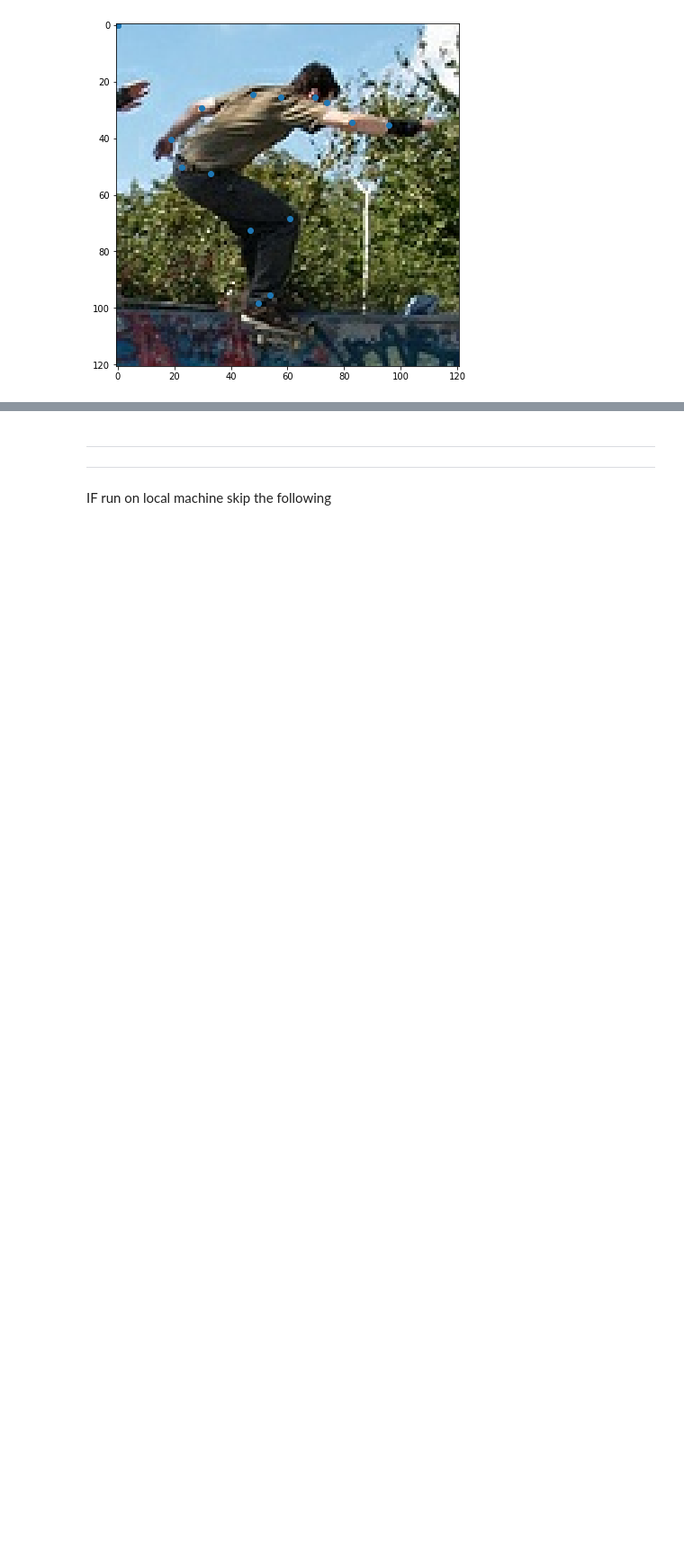
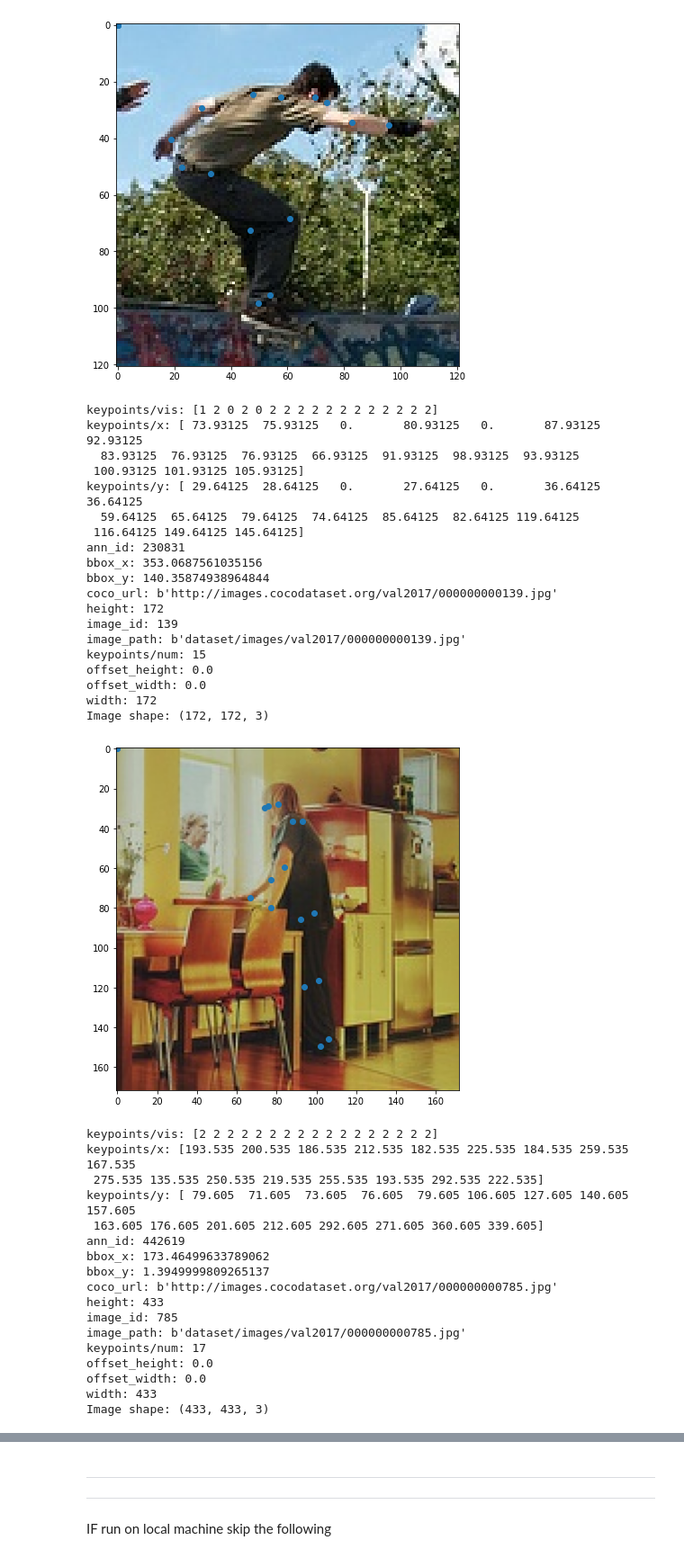
Before and after one commit to MindlessBoid/single-person-pose-estimation, a Jupyter notebook: gen_tfrecords.ipynb, the cells around one changed output, grey strips where cells are left out. Shown at 90% size. Drawn from its saved outputs; the diff is of its cells as text; code cells hidden in the pictures; blank space fills up the shorter version.

```diff
--- a/gen_tfrecords.ipynb
+++ b/gen_tfrecords.ipynb
@@ -254,3 +254,43 @@ offset_width: 0.0
 width: 121
 Image shape: (121, 121, 3)
 [figure]
+# %%
+gen_examples_from_tfrecord('dataset/tfrecords/valid/file_valid_00-2048.tfrec', 5)
+# %% [output]
+keypoints/vis: [1 2 0 2 0 2 2 2 2 2 2 2 2 2 2 2 2]
+keypoints/x: [ 73.93125  75.93125   0.       80.93125   0.       87.93125  92.93125
+  83.93125  76.93125  76.93125  66.93125  91.93125  98.93125  93.93125
+ 100.93125 101.93125 105.93125]
+keypoints/y: [ 29.64125  28.64125   0.       27.64125   0.       36.64125  36.64125
+  59.64125  65.64125  79.64125  74.64125  85.64125  82.64125 119.64125
+ 116.64125 149.64125 145.64125]
+ann_id: 230831
+bbox_x: 353.0687561035156
+bbox_y: 140.35874938964844
+coco_url: b'http://images.cocodataset.org/val2017/000000000139.jpg'
+height: 172
+image_id: 139
+image_path: b'dataset/images/val2017/000000000139.jpg'
+keypoints/num: 15
+offset_height: 0.0
+offset_width: 0.0
+width: 172
+Image shape: (172, 172, 3)
+[figure, added]
+keypoints/vis: [2 2 2 2 2 2 2 2 2 2 2 2 2 2 2 2 2]
+keypoints/x: [193.535 200.535 186.535 212.535 182.535 225.535 184.535 259.535 167.535
+ 275.535 135.535 250.535 219.535 255.535 193.535 292.535 222.535]
+keypoints/y: [ 79.605  71.605  73.605  76.605  79.605 106.605 127.605 140.605 157.605
+ 163.605 176.605 201.605 212.605 292.605 271.605 360.605 339.605]
+ann_id: 442619
+bbox_x: 173.46499633789062
+bbox_y: 1.3949999809265137
+coco_url: b'http://images.cocodataset.org/val2017/000000000785.jpg'
+height: 433
+image_id: 785
+image_path: b'dataset/images/val2017/000000000785.jpg'
+keypoints/num: 17
+offset_height: 0.0
+offset_width: 0.0
+width: 433
+Image shape: (433, 433, 3)
```
Also changed, not shown: parts of 6 cells of this notebook, 5 other files.
